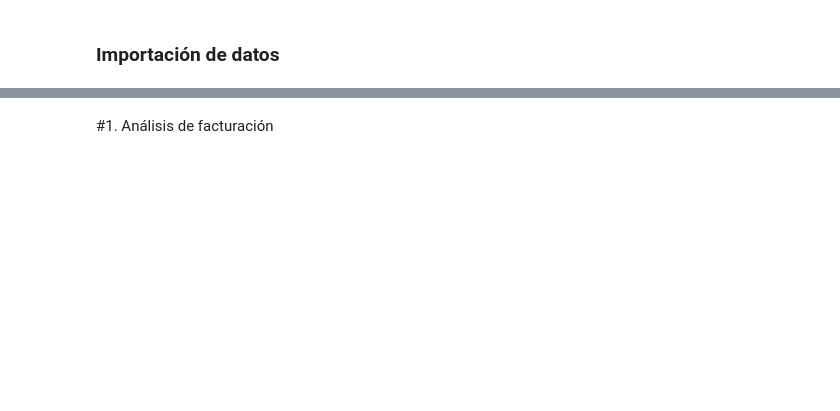
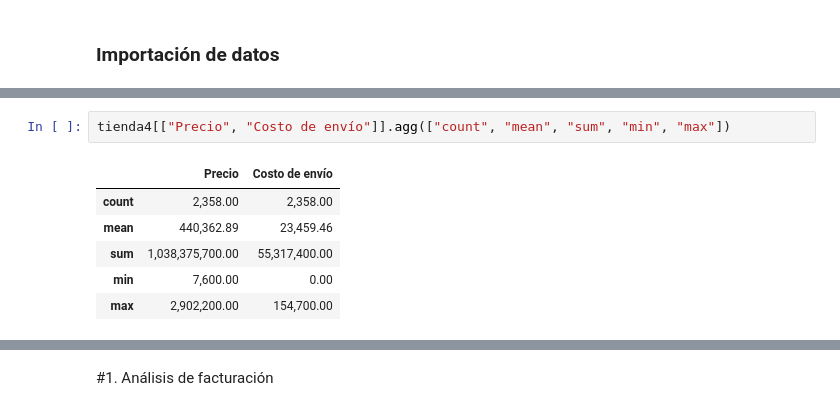
Before and after one commit to Near-o7/desafio1_dataScience, a Jupyter notebook: AluraStoreLatam.ipynb, the cells around one changed output, grey strips where cells are left out. Saved outputs shown, nothing was run; the diff lists cells and outputs as text; blank space fills up the shorter version.

```diff
--- a/AluraStoreLatam.ipynb
+++ b/AluraStoreLatam.ipynb
@@ -25,0 +55,9 @@ tienda.head()
+# %%
+tienda4[["Precio", "Costo de envío"]].agg(["count", "mean", "sum", "min", "max"])
+# %% [output]
+|  | Precio | Costo de envío |
+| count | 2,358.00 | 2,358.00 |
+| mean | 440,362.89 | 23,459.46 |
+| sum | 1,038,375,700.00 | 55,317,400.00 |
+| min | 7,600.00 | 0.00 |
+| max | 2,902,200.00 | 154,700.00 |
```
Also changed, not shown: parts of 7 cells of this notebook.
